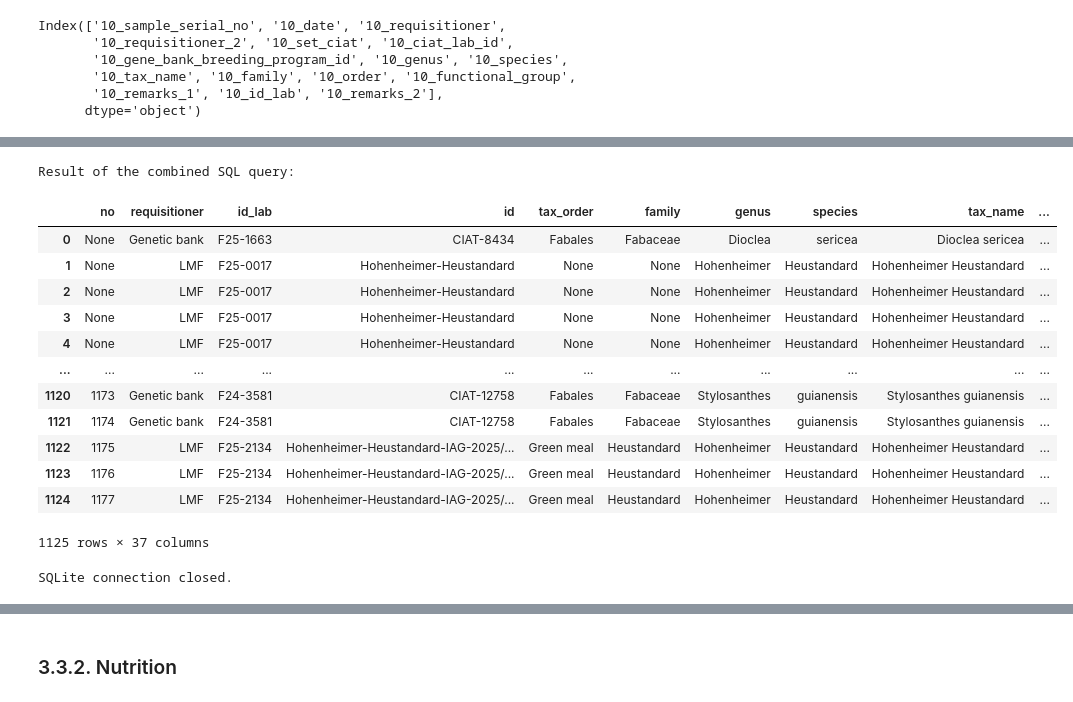
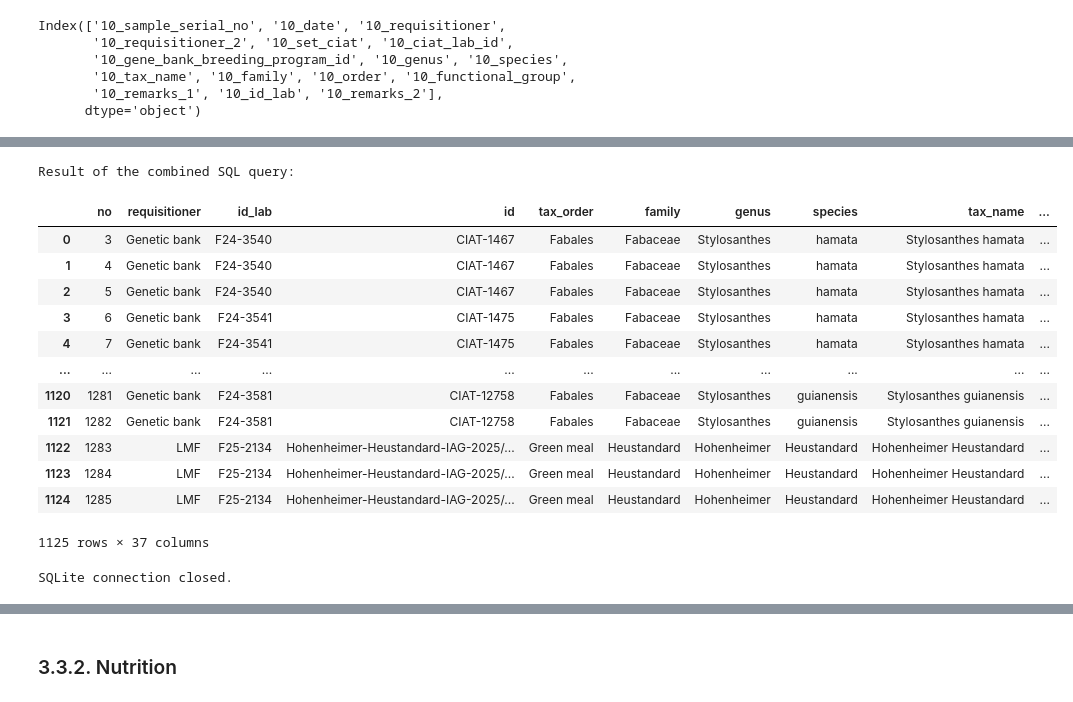
Before and after one commit to maurope/lmf, a Jupyter notebook: notebooks/2026/2026_06_05_sql_data_frame_creation_with_curated_subsets.ipynb, the cells around one changed output, grey strips where cells are left out. Cells and saved outputs as stored; diff of their text form; code cells hidden in the pictures.

```diff
--- a/notebooks/2026/2026_06_05_sql_data_frame_creation_with_curated_subsets.ipynb
+++ b/notebooks/2026/2026_06_05_sql_data_frame_creation_with_curated_subsets.ipynb
@@ -832,8 +851,8 @@ DataFrame with new 'subset' column:
 # %%
 # Load the CSVs from Drive into pandas DataFrames
 subset_3_information_samples = pd.read_csv('/content/drive/MyDrive/lmf/data/2026_06_05_sql_data_frame_creation_with_curated_subsets/subset_3/csv/10_information_samples.csv')
-subset_3_gas_prod = pd.read_csv('/content/drive/MyDrive/lmf/data/2026_06_05_sql_data_frame_creation_with_curated_subsets/subset_3/csv/40g_result_gp_raw_data_vf.csv')
-subset_3_gas_ori = pd.read_csv('/content/drive/MyDrive/lmf/data/2026_06_05_sql_data_frame_creation_with_curated_subsets/subset_3/csv/31_gas_prod.csv')
+subset_3_gas_prod = pd.read_csv('/content/drive/MyDrive/lmf/data/2026_06_05_sql_data_frame_creation_with_curated_subsets/subset_3/csv/40_result_gp_corrected_alejandra.csv')
+subset_3_gas_ori = pd.read_csv('/content/drive/MyDrive/lmf/data/2026_06_05_sql_data_frame_creation_with_curated_subsets/subset_3/csv/31_gas_prod_corrected_alejandra.csv')
 subset_3_nutrition = pd.read_csv('/content/drive/MyDrive/lmf/data/2026_06_05_sql_data_frame_creation_with_curated_subsets/subset_3/csv/40n_result_q_raw_data_vf.csv')
 subset_3_digest = pd.read_csv('/content/drive/MyDrive/lmf/data/2026_06_05_sql_data_frame_creation_with_curated_subsets/subset_3/csv/32_digest.csv')
 # %%
@@ -984,7 +1003,7 @@ Index(['40g_no', '40g_no.1', '40g_requisitioner', '40g_gene_bank_id',
 # Note: For this subset the columns names '40g_ch4_ml_in_gas_8h', '40g_ch4_ml_in_gas_24h' are incorrect, since they refer to percentages in gas!!!!
 query_combined = """
 SELECT
-    s3g."40g_no" as no,
+    s3go."31_no" as no,
     s3i."10_requisitioner" as requisitioner,
     s3i."10_ciat_lab_id" as id_lab,
     s3i."10_gene_bank_breeding_program_id" as id,
@@ -995,31 +1014,31 @@ SELECT
     s3i."10_tax_name" as tax_name,
     s3i."10_functional_group" as functional_group,
 
-    s3g."40g_set_ciat" as set_ciat,
-    s3g."40g_batch" as batch,
-    s3g."40g_run" as run,
-    s3g."40g_replication" as replication,
-    s3g."40g_syrange_no" as syrange,
+    s3go."31_set_ciat" as set_ciat,
+    s3go."31_batch" as batch,
+    s3go."31_run" as run,
+    s3go."31_replication" as replication,
+    s3go."31_syrangue_no" as syrange,
 
     s3go."31_sample_weight_g" as sample_weight_g,
     s3d."32_undigested_dm_g" as undigested_dm_g,
     s3go."31_dm_incubated_mg" as dm_incubated,
     s3go."31_digested_feed_mg" as digested_feed_mg,
 
-    s3g."40g_net_gas_8h_ml" as net_gas_8h_ml,
-    s3g."40g_net_gas_24h_ml" as net_gas_24h_ml,
-    s3g."40g_ch4_8h_ml" as ch4_8h_ml,
-    s3g."40g_ch4_24h_ml" as ch4_24h_ml,
-    s3g."40g_ch4_ml_in_gas_8h" as ch4_percentage_in_gas_8h,
-    s3g."40g_ch4_ml_in_gas_24h" as ch4_percentage_in_gas_24h,
+    s3go."31_net_gas_8h_ml" as net_gas_8h_ml,
+    s3go."31_net_gas_24h_ml" as net_gas_24h_ml,
+    s3go."31_ch4_8h_ml" as ch4_8h_ml,
+    s3go."31_ch4_24h_ml" as ch4_24h_ml,
+    s3go."31_ch4_ml_in_gas_8h" as ch4_percentage_in_gas_8h,
+    s3go."31_ch4_ml_in_gas_24h" as ch4_percentage_in_gas_24h,
 
-    s3g."40g_gas_ml_g_dm_incubated_24h" as gas_ml_g_dm_incubated_24h,
-    s3g."40g_part_fact" as part_fact,
+    s3go."31_gas_ml_g_dm_incubated_24h" as gas_ml_g_dm_incubated_24h,
+    s3go."31_part_fact" as part_fact,
 
-    s3g."40g_ch4_ml_g_dm_incubated_24h" as ch4_ml_g_dm_incubated_24h,
-    s3g."40g_ch4_ml_g_ndf_digested_in_24_h" as ch4_ml_g_ndf_digested_24h,
-    s3g."40g_ch4_ml_g_dmd_24h" as methane_intensity,
-    s3g."40g_percentage_dmd_truly_digestibility" as tddm,
+    s3go."31_ch4_ml_g_dm_incubated_24h" as ch4_ml_g_dm_incubated_24h,
+    s3go."31_ch4_ml_g_ndf_digested_in_24h" as ch4_ml_g_ndf_digested_24h,
+    s3go."31_ch4_ml_g_dmd_24h" as methane_intensity,
+    s3go."31_percentage_dmd_truly_digestibility" as tddm,
 
     s3i."10_remarks_1" as information_remarks_1,
     s3i."10_remarks_2" as information_remarks_2,
@@ -1036,44 +1055,44 @@ ON s3i."10_ciat_lab_id" = s3go."31_ciat_id"
 
 LEFT JOIN subset_3_digest AS s3d
 ON s3go."31_ciat_id" = s3d."32_ciat_id"
 AND s3go."31_batch" = s3d."32_batch"
 AND s3go."31_replication" = s3d."32_replication"
 AND s3go."31_syrangue_no" = s3d."32_syrange_no"
 
 LEFT JOIN subset_3_gas_prod AS s3g
 ON s3go."31_ciat_id" = s3g."40g_ciat_id"
 AND s3go."31_no" = s3g."40g_no"
 AND s3go."31_replication" = s3g."40g_replication"
 AND s3go."31_syrangue_no" = s3g."40g_syrange_no"
 
 ORDER BY
     CAST(no AS INTEGER) ASC
 """
 
 
 
 
 subset_3_gas_sorted_by_sql  = pd.read_sql_query(query_combined, conn_new)
 
 print("Result of the combined SQL query:")
 display(subset_3_gas_sorted_by_sql)
 
 conn_new.close()
 print("\nSQLite connection closed.")
 # %% [output]
 Result of the combined SQL query:
 |  | no | requisitioner | id_lab | id | tax_order | family | genus | species | tax_name | ... |
-| 0 | None | Genetic bank | F25-1663 | CIAT-8434 | Fabales | Fabaceae | Dioclea | sericea | Dioclea sericea | ... |
-| 1 | None | LMF | F25-0017 | Hohenheimer-Heustandard | None | None | Hohenheimer | Heustandard | Hohenheimer Heustandard | ... |
-| 2 | None | LMF | F25-0017 | Hohenheimer-Heustandard | None | None | Hohenheimer | Heustandard | Hohenheimer Heustandard | ... |
-| 3 | None | LMF | F25-0017 | Hohenheimer-Heustandard | None | None | Hohenheimer | Heustandard | Hohenheimer Heustandard | ... |
-| 4 | None | LMF | F25-0017 | Hohenheimer-Heustandard | None | None | Hohenheimer | Heustandard | Hohenheimer Heustandard | ... |
+| 0 | 3 | Genetic bank | F24-3540 | CIAT-1467 | Fabales | Fabaceae | Stylosanthes | hamata | Stylosanthes hamata | ... |
+| 1 | 4 | Genetic bank | F24-3540 | CIAT-1467 | Fabales | Fabaceae | Stylosanthes | hamata | Stylosanthes hamata | ... |
+| 2 | 5 | Genetic bank | F24-3540 | CIAT-1467 | Fabales | Fabaceae | Stylosanthes | hamata | Stylosanthes hamata | ... |
+| 3 | 6 | Genetic bank | F24-3541 | CIAT-1475 | Fabales | Fabaceae | Stylosanthes | hamata | Stylosanthes hamata | ... |
+| 4 | 7 | Genetic bank | F24-3541 | CIAT-1475 | Fabales | Fabaceae | Stylosanthes | hamata | Stylosanthes hamata | ... |
 | ... | ... | ... | ... | ... | ... | ... | ... | ... | ... | ... |
-| 1120 | 1173 | Genetic bank | F24-3581 | CIAT-12758 | Fabales | Fabaceae | Stylosanthes | guianensis | Stylosanthes guianensis | ... |
-| 1121 | 1174 | Genetic bank | F24-3581 | CIAT-12758 | Fabales | Fabaceae | Stylosanthes | guianensis | Stylosanthes guianensis | ... |
-| 1122 | 1175 | LMF | F25-2134 | Hohenheimer-Heustandard-IAG-2025/... | Green meal | Heustandard | Hohenheimer | Heustandard | Hohenheimer Heustandard | ... |
-| 1123 | 1176 | LMF | F25-2134 | Hohenheimer-Heustandard-IAG-2025/... | Green meal | Heustandard | Hohenheimer | Heustandard | Hohenheimer Heustandard | ... |
-| 1124 | 1177 | LMF | F25-2134 | Hohenheimer-Heustandard-IAG-2025/... | Green meal | Heustandard | Hohenheimer | Heustandard | Hohenheimer Heustandard | ... |
+| 1120 | 1281 | Genetic bank | F24-3581 | CIAT-12758 | Fabales | Fabaceae | Stylosanthes | guianensis | Stylosanthes guianensis | ... |
+| 1121 | 1282 | Genetic bank | F24-3581 | CIAT-12758 | Fabales | Fabaceae | Stylosanthes | guianensis | Stylosanthes guianensis | ... |
+| 1122 | 1283 | LMF | F25-2134 | Hohenheimer-Heustandard-IAG-2025/... | Green meal | Heustandard | Hohenheimer | Heustandard | Hohenheimer Heustandard | ... |
+| 1123 | 1284 | LMF | F25-2134 | Hohenheimer-Heustandard-IAG-2025/... | Green meal | Heustandard | Hohenheimer | Heustandard | Hohenheimer Heustandard | ... |
+| 1124 | 1285 | LMF | F25-2134 | Hohenheimer-Heustandard-IAG-2025/... | Green meal | Heustandard | Hohenheimer | Heustandard | Hohenheimer Heustandard | ... |
 1125 rows × 37 columns
 SQLite connection closed.
 # %%
```
Also changed, not shown: parts of 9 cells of this notebook, 36 other files.
